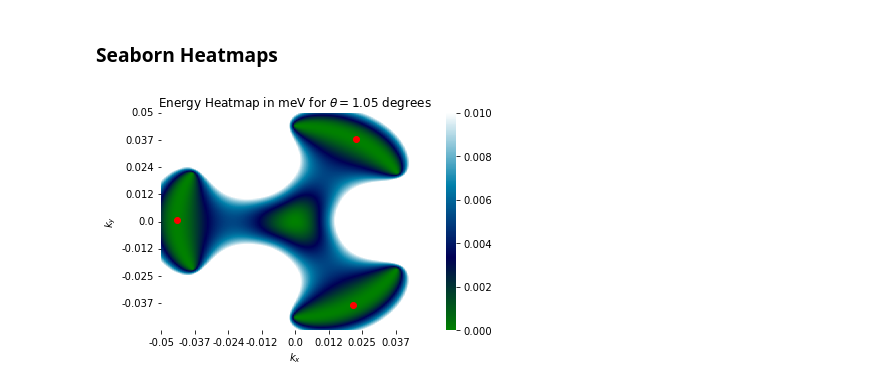
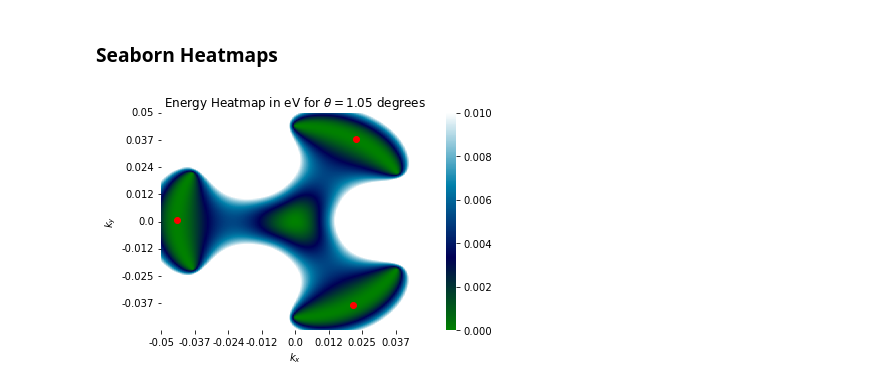
Before and after one commit to aravindhshankar/KondoVHS, a Jupyter notebook: FigureMaking.ipynb, the cells around one changed output. Drawn from its saved outputs; the diff is of its cells as text; code cells hidden in the pictures.

```diff
--- a/FigureMaking.ipynb
+++ b/FigureMaking.ipynb
@@ -77,22 +79,22 @@ Text(0.5, 1.0, 'Fermi surfaces showing a lifshitz transition for $\\theta = $1.0
 # %%
 fig, ax = plt.subplots(1,1)
 df = pd.DataFrame(Z[::-1])
 df.columns = [int(xval *1000)/1000 for xval in X]
 df.index = [int(yval *1000)/1000 for yval in Y][::-1]
 sns.heatmap(df, vmin=0, vmax=0.01, fmt = '.3f', cmap = 'ocean', xticklabels=50, yticklabels=50)
-ax.set_title("Energy Heatmap in meV for $\\theta = $" + str(int(thetaset[ival] * 100)/100) + ' degrees')
+ax.set_title("Energy Heatmap in eV for $\\theta = $" + str(int(thetaset[ival] * 100)/100) + ' degrees')
 ax.set_xlabel('$k_x$')
 ax.set_ylabel('$k_y$')
 #ax.scatter(0,100,c='r',marker = '*')
 xset = [kx0,kx120,kx240]
 yset = [ky0,ky120,ky240]
 for kxval,kyval in zip(xset,yset):
     spacingx = (np.amax(X) - np.amin(X) )/ len(X)
     xindex = (kxval - np.amin(X))/spacingx
     spacingy = (np.amax(Y) - np.amin(Y))/ len(Y)
     yindex = (-kyval - np.amin(Y))/spacingy
     ax.scatter(xindex,yindex,c='r',alpha = 1)
 
-plt.savefig('FigsPoster/HeatmapMagic.jpg')
+#plt.savefig('FigsPaper/LogvHS_Heatmap.pdf')
 # %% [output]
-[figure, old version]
+[figure, new version]
```
Also changed, not shown: parts of 14 cells of this notebook, 9 other files.
